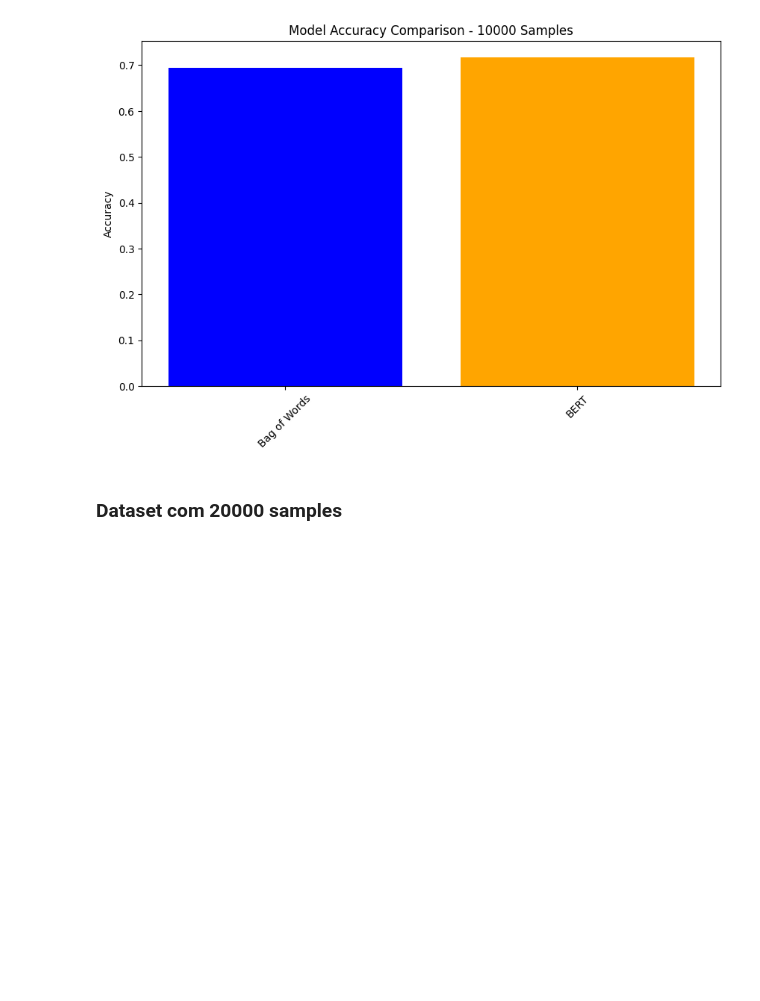
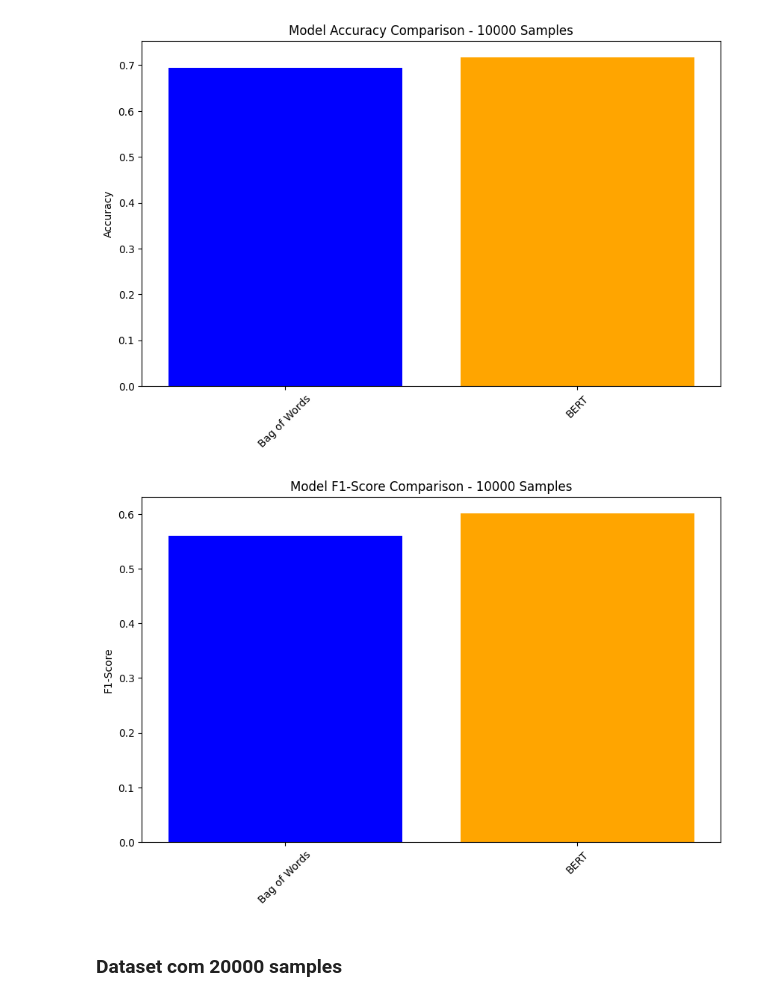
Before and after one commit to leoscarlato/aps-nlp, a Jupyter notebook: main.ipynb, the cells around one changed output. Saved outputs shown, nothing was run; the diff lists cells and outputs as text; code cells hidden in the pictures; blank space fills up the shorter version.

```diff
--- a/main.ipynb
+++ b/main.ipynb
@@ -428,5 +476,7 @@ model_10000.fit(X_train, y_train)
 y_pred = model_10000.predict(X_test)
 acc_bow_10000 = accuracy_score(y_test, y_pred)
 print(f'Accuracy: {acc_bow_10000:.4f}')
+f1_bow_10000 = f1_score(y_test, y_pred, average='macro')
+print(f'F1-Score: {f1_bow_10000:.4f}')
 # %% [output]
 Accuracy: 0.6950
@@ -459,5 +510,7 @@ clf_bert.fit(X_train, y_train)
 y_pred = clf_bert.predict(X_test)
 acc_bert_10000 = accuracy_score(y_test, y_pred)
 print(f'Accuracy: {acc_bert_10000:.4f}')
+f1_bert_10000 = f1_score(y_test, y_pred, average='macro')
+print(f'F1-Score: {f1_bert_10000:.4f}')
 # %% [output]
 Accuracy: 0.7170
@@ -481,6 +535,16 @@ plt.xticks(rotation=45)
 plt.show()
 # %% [output]
 [figure]
+# %%
+import matplotlib.pyplot as plt
+plt.figure(figsize=(10, 6))
+plt.bar(['Bag of Words', 'BERT'], [f1_bow_10000, f1_bert_10000], color=['blue', 'orange'])
+plt.ylabel('F1-Score')
+plt.title('Model F1-Score Comparison - 10000 Samples')
+plt.xticks(rotation=45)
+plt.show()
+# %% [output]
+[figure, added]
 # %% [markdown]
 ### Dataset com 20000 samples
 # %%
```
Also changed, not shown: parts of 21 cells of this notebook.
